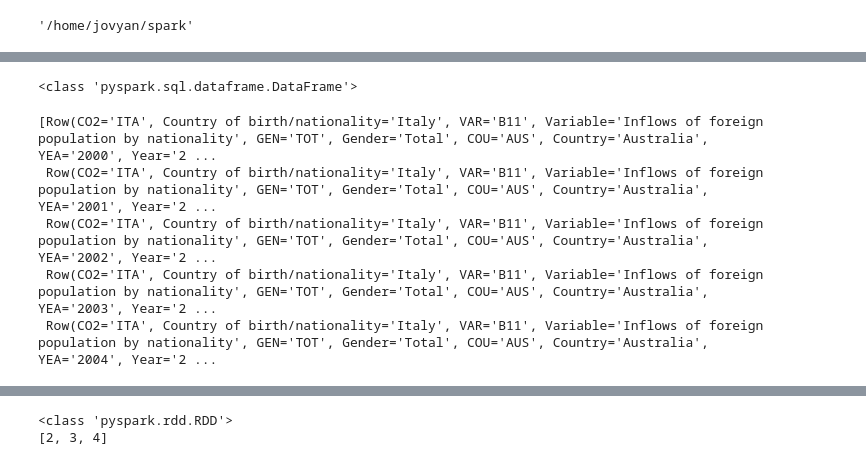
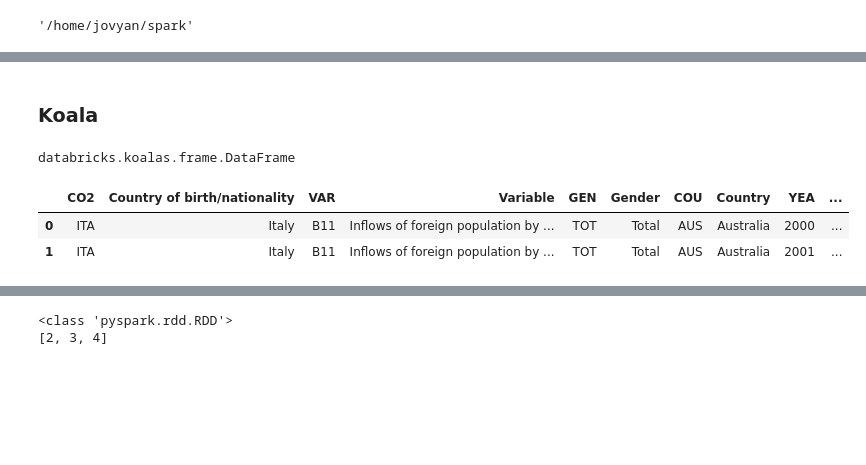
Before and after one commit to DaniloNunesMelo/Dan_Portfolio_Code, a Jupyter notebook: spark-data-analysis/Inter-Migr-Flows-Italy/AppDan - Italy International Migration.ipynb, the cells around one changed output, grey strips where cells are left out. Saved outputs shown, nothing was run; the diff lists cells and outputs as text; code cells hidden in the pictures; blank space fills up the shorter version.

```diff
--- a/spark-data-analysis/Inter-Migr-Flows-Italy/AppDan - Italy International Migration.ipynb
+++ b/spark-data-analysis/Inter-Migr-Flows-Italy/AppDan - Italy International Migration.ipynb
@@ -48 +71,3 @@ os.getcwd()
+# %% [markdown]
+### Koala
 # %%
@@ -50,12 +75,10 @@ df_mig_italy = spark.read.format("csv").option("header", "true").load("/home/jov
-# %%
-print(type(df_mig_italy))
-# %% [output]
-<class 'pyspark.sql.dataframe.DataFrame'>
-# %%
-df_mig_italy.take(5)
-# %% [output]
-[Row(CO2='ITA', Country of birth/nationality='Italy', VAR='B11', Variable='Inflows of foreign population by nationality', GEN='TOT', Gender='Total', COU='AUS', Country='Australia', YEA='2000', Year='2 ...
- Row(CO2='ITA', Country of birth/nationality='Italy', VAR='B11', Variable='Inflows of foreign population by nationality', GEN='TOT', Gender='Total', COU='AUS', Country='Australia', YEA='2001', Year='2 ...
- Row(CO2='ITA', Country of birth/nationality='Italy', VAR='B11', Variable='Inflows of foreign population by nationality', GEN='TOT', Gender='Total', COU='AUS', Country='Australia', YEA='2002', Year='2 ...
- Row(CO2='ITA', Country of birth/nationality='Italy', VAR='B11', Variable='Inflows of foreign population by nationality', GEN='TOT', Gender='Total', COU='AUS', Country='Australia', YEA='2003', Year='2 ...
- Row(CO2='ITA', Country of birth/nationality='Italy', VAR='B11', Variable='Inflows of foreign population by nationality', GEN='TOT', Gender='Total', COU='AUS', Country='Australia', YEA='2004', Year='2 ...
+# %%
+type(kdf_mig_italy)
+# %% [output]
+databricks.koalas.frame.DataFrame
+# %%
+kdf_mig_italy.head(2)
+# %% [output]
+|  | CO2 | Country of birth/nationality | VAR | Variable | GEN | Gender | COU | Country | YEA | ... |
+| 0 | ITA | Italy | B11 | Inflows of foreign population by ... | TOT | Total | AUS | Australia | 2000 | ... |
+| 1 | ITA | Italy | B11 | Inflows of foreign population by ... | TOT | Total | AUS | Australia | 2001 | ... |
```
Also changed, not shown: parts of 30 cells of this notebook.
